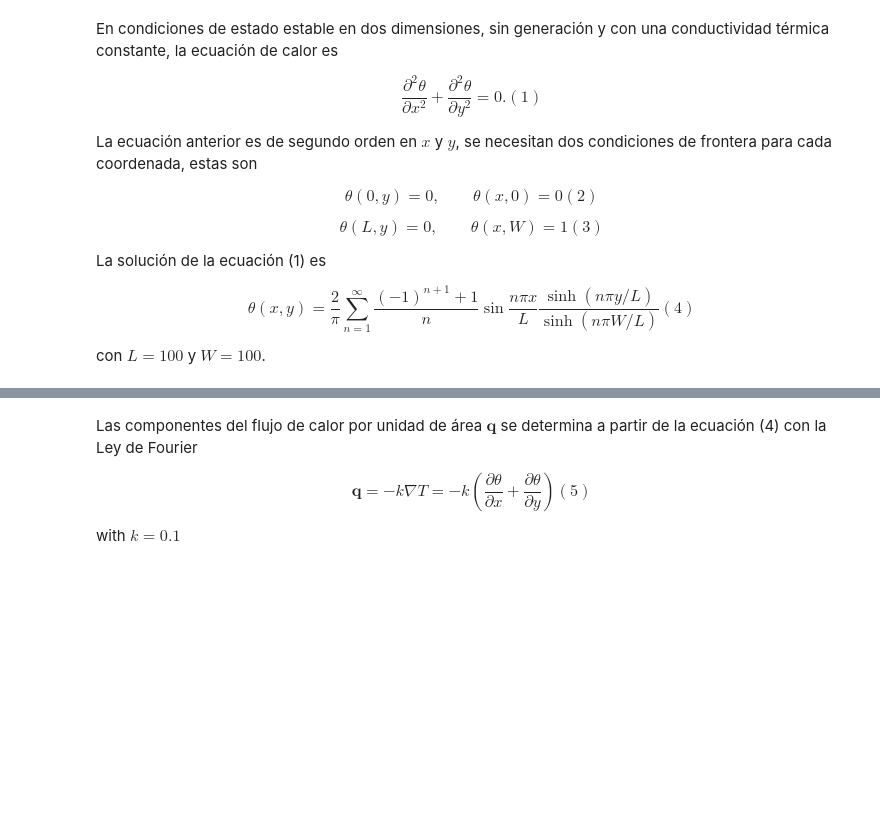
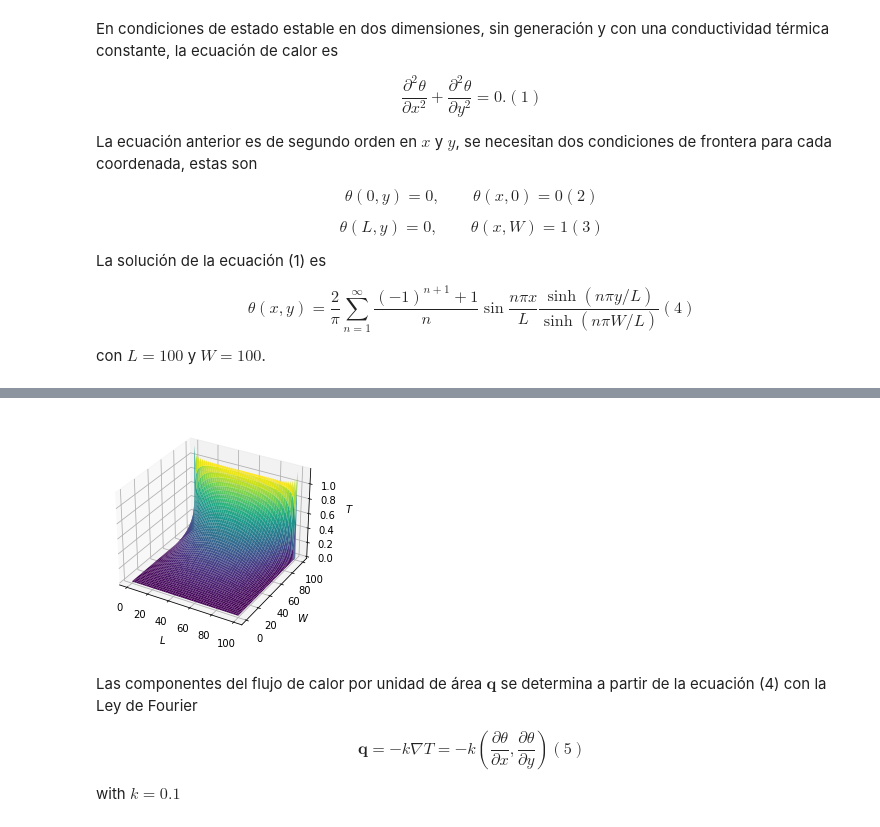
Before and after one commit to alegmor/heat-equation-2D, a Jupyter notebook: Heatequation-2D.ipynb, the cells around one changed output, grey strips where cells are left out. Saved outputs shown, nothing was run; the diff lists cells and outputs as text; code cells hidden in the pictures; blank space fills up the shorter version.

```diff
--- a/Heatequation-2D.ipynb
+++ b/Heatequation-2D.ipynb
@@ -58,20 +60,22 @@ plt.savefig('heq-isotherms.png')
 # %%
 N = 100
-x = np.linspace(0,L,50)
-y = np.linspace(0,W,50)
+x = np.linspace(0,L,100)
+y = np.linspace(0,W,100)
 X, Y = np.meshgrid(x, y)
 Z  = T(X,Y,W,L,N)
 fig = plt.figure()
 ax = plt.axes(projection='3d')
 ax.set_xlabel("$L$")
 ax.set_ylabel("$W$")
 ax.set_zlabel("$T$")
 ax.plot_surface(X,Y,Z,cmap='viridis', edgecolor='none')
 plt.show()
+# %% [output]
+[figure, added]
 # %% [markdown]
 Las componentes del flujo de calor por unidad de área $\mathbf{q}$ se determina a partir de la ecuación (4) con la Ley de Fourier
 
 
-$$ \mathbf{q} = -k \nabla T = -k \left(\dfrac{\partial \theta}{\partial x} + \dfrac{\partial \theta}{\partial y} \right)(5)$$
+$$ \mathbf{q} = -k \nabla T = -k \left(\dfrac{\partial \theta}{\partial x} , \dfrac{\partial \theta}{\partial y} \right)(5)$$
 
 with $k=0.1$
```
Also changed, not shown: parts of 5 cells of this notebook.
